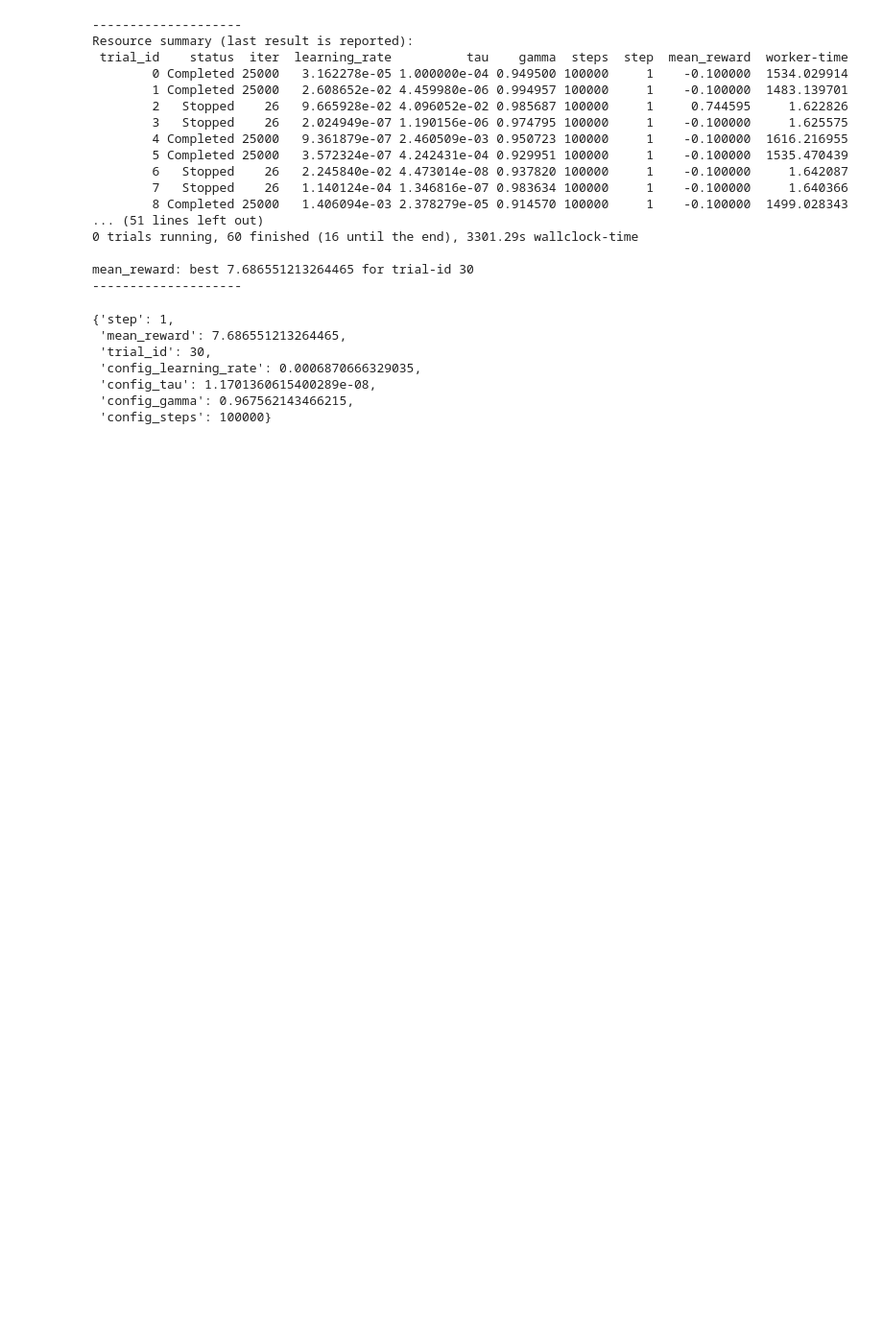
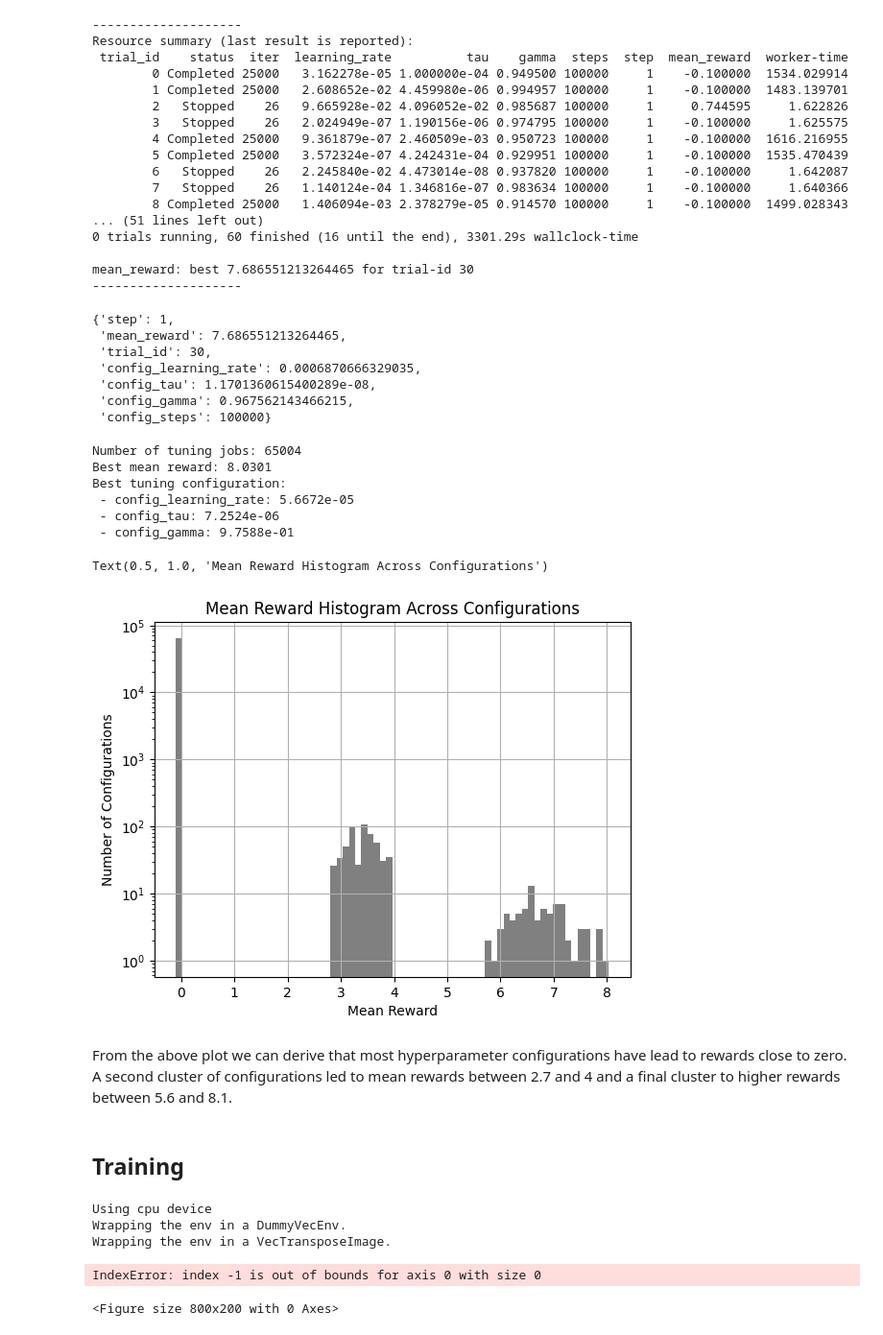
Before and after one commit to adavidho/racing-rl-project, a Jupyter notebook: dev.ipynb, the cells around one changed output. Shown at 96% size. Saved outputs shown, nothing was run; the diff lists cells and outputs as text; code cells hidden in the pictures; blank space fills up the shorter version.

Commit message:
Training code

```diff
--- a/dev.ipynb
+++ b/dev.ipynb
@@ -125,3 +127,33 @@ tuning_experiment.best_config()
  'config_tau': 1.1701360615400289e-08,
  'config_gamma': 0.967562143466215,
  'config_steps': 100000}
+# %%
+# Read results dataframe
+df = pd.read_csv("tuning_results.csv")
+# %%
+print("Number of tuning jobs:", len(df))
+best_run = df.loc[df["mean_reward"].idxmax()]
+print("Best mean reward:", round(best_run.mean_reward, 4))
+print("Best tuning configuration:")
+for i in ["config_learning_rate", "config_tau", "config_gamma"]:
+    print(f" - {i}: {best_run[i]:.4e}")
+# %% [output]
+Number of tuning jobs: 65004
+Best mean reward: 8.0301
+Best tuning configuration:
+ - config_learning_rate: 5.6672e-05
+ - config_tau: 7.2524e-06
+ - config_gamma: 9.7588e-01
+# %%
+df.mean_reward.hist(bins=70, color = "grey")
+plt.yscale('log')
+plt.ylabel("Number of Configurations")
+plt.xlabel("Mean Reward")
+plt.title("Mean Reward Histogram Across Configurations")
+# %% [output]
+Text(0.5, 1.0, 'Mean Reward Histogram Across Configurations')
+[figure, added]
+# %% [markdown]
+From the above plot we can derive that most hyperparameter configurations have lead to rewards close to zero. A second cluster of configurations led to mean rewards between 2.7 and 4 and a final cluster to higher rewards between 5.6 and 8.1.
+# %% [markdown]
+## Training
@@ -127,0 +177,23 @@ tuning_experiment.best_config()
+# %%
+# Initialize optimal hyperparameters
+n_actions = env.action_space.shape[-1]
+action_noise = NormalActionNoise(mean=np.zeros(n_actions), sigma=0.1 * np.ones(n_actions))
+learning_rate = best_run.config_learning_rate
+tau = best_run.config_tau
+gamma = best_run.config_gamma
+# Create the TD3 Agent
+model = TD3(
+    "CnnPolicy",
+    env,
+    action_noise=action_noise,
+    learning_rate=learning_rate,
+    tau=tau,
+    gamma=gamma,
+    batch_size=32,
+    verbose=1,
+    device="cuda"
+)
+# %% [output]
+Using cpu device
+Wrapping the env in a DummyVecEnv.
+Wrapping the env in a VecTransposeImage.
@@ -127,0 +232,6 @@ tuning_experiment.best_config()
+# %%
+results_plotter.plot_results([log_dir], time_steps, results_plotter.X_EPISODES, "TD3 Training on Car Racing V2")
+plt.show()
+# %% [output]
+IndexError: index -1 is out of bounds for axis 0 with size 0
+<Figure size 800x200 with 0 Axes>
```
Also changed, not shown: parts of 7 cells of this notebook.
